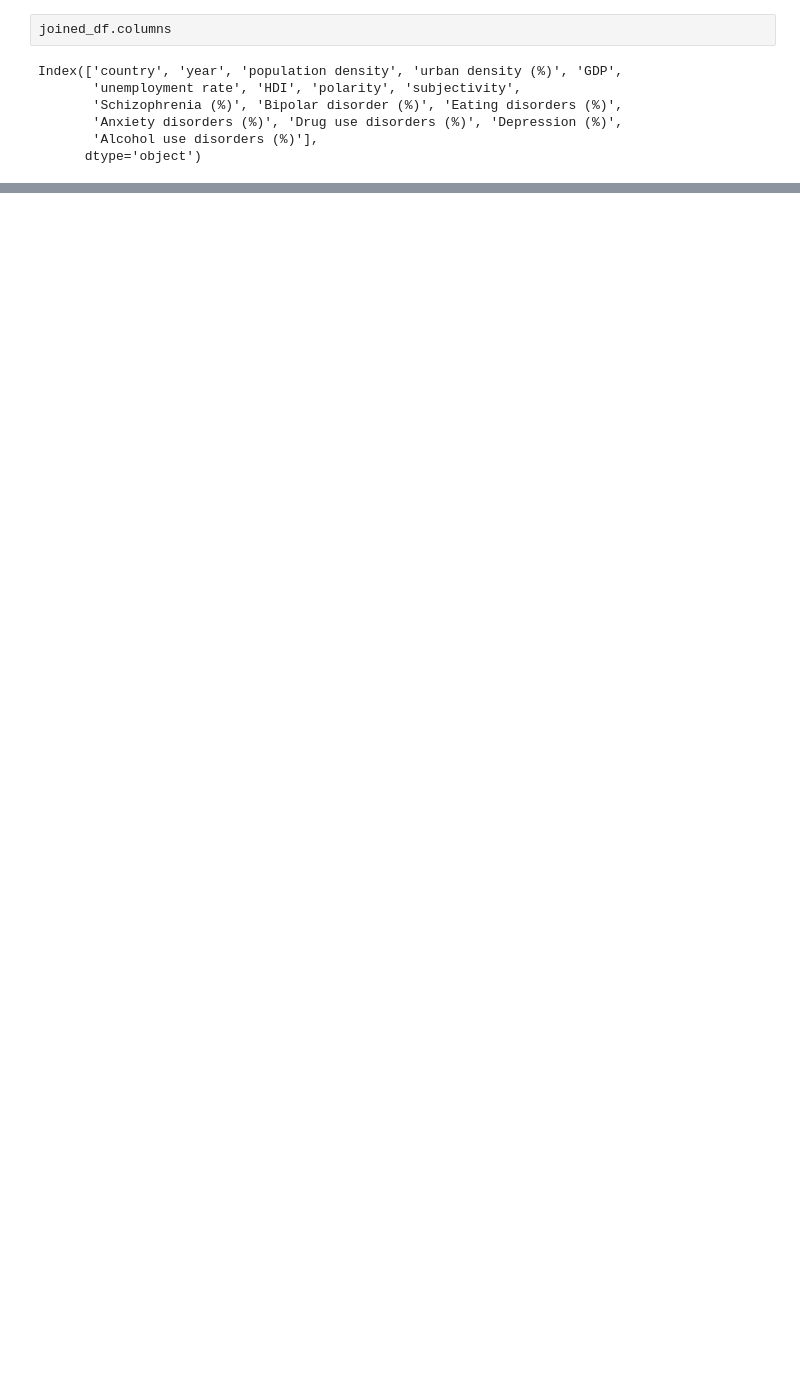
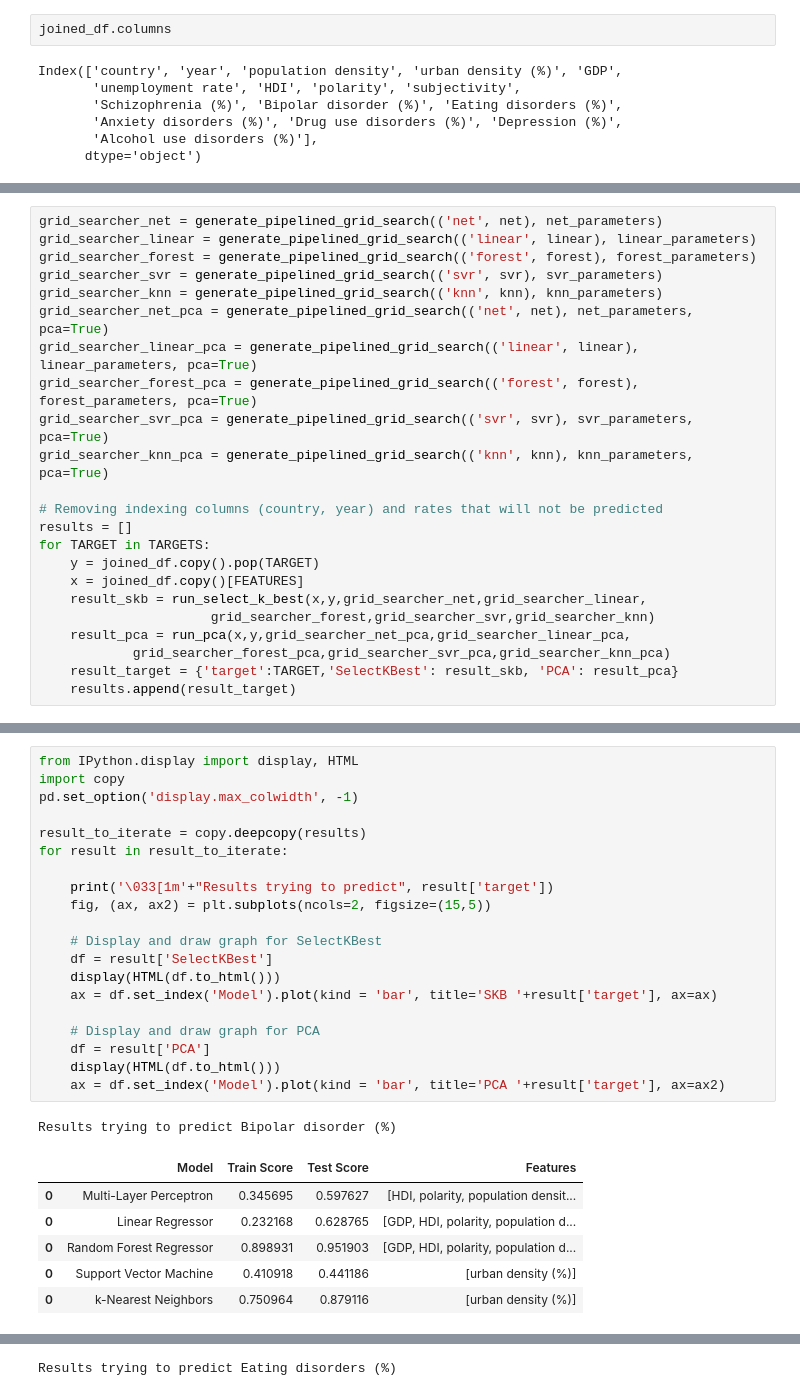
Before and after one commit to danielVelasc/uc-data-science-project, a Jupyter notebook: Phase2.ipynb, the cells around one changed output, grey strips where cells are left out. Drawn from its saved outputs; the diff is of its cells as text; blank space fills up the shorter version.

```diff
--- a/Phase2.ipynb
+++ b/Phase2.ipynb
@@ -641,0 +577,23 @@ Fitting 5 folds for each of 378 candidates, totalling 1890 fits
+# %%
+grid_searcher_net = generate_pipelined_grid_search(('net', net), net_parameters)
+grid_searcher_linear = generate_pipelined_grid_search(('linear', linear), linear_parameters)
+grid_searcher_forest = generate_pipelined_grid_search(('forest', forest), forest_parameters)
+grid_searcher_svr = generate_pipelined_grid_search(('svr', svr), svr_parameters)
+grid_searcher_knn = generate_pipelined_grid_search(('knn', knn), knn_parameters)
+grid_searcher_net_pca = generate_pipelined_grid_search(('net', net), net_parameters, pca=True)
+grid_searcher_linear_pca = generate_pipelined_grid_search(('linear', linear), linear_parameters, pca=True)
+grid_searcher_forest_pca = generate_pipelined_grid_search(('forest', forest), forest_parameters, pca=True)
+grid_searcher_svr_pca = generate_pipelined_grid_search(('svr', svr), svr_parameters, pca=True)
+grid_searcher_knn_pca = generate_pipelined_grid_search(('knn', knn), knn_parameters, pca=True)
+
+# Removing indexing columns (country, year) and rates that will not be predicted
+results = []
+for TARGET in TARGETS:
+    y = joined_df.copy().pop(TARGET)
+    x = joined_df.copy()[FEATURES]
+    result_skb = run_select_k_best(x,y,grid_searcher_net,grid_searcher_linear,
+                      grid_searcher_forest,grid_searcher_svr,grid_searcher_knn)
+    result_pca = run_pca(x,y,grid_searcher_net_pca,grid_searcher_linear_pca,
+            grid_searcher_forest_pca,grid_searcher_svr_pca,grid_searcher_knn_pca)
+    result_target = {'target':TARGET,'SelectKBest': result_skb, 'PCA': result_pca}
+    results.append(result_target)
@@ -641,0 +855,28 @@ Fitting 5 folds for each of 378 candidates, totalling 1890 fits
+# %%
+from IPython.display import display, HTML
+import copy
+pd.set_option('display.max_colwidth', -1)
+
+result_to_iterate = copy.deepcopy(results)
+for result in result_to_iterate:
+
+    print('\033[1m'+"Results trying to predict", result['target'])
+    fig, (ax, ax2) = plt.subplots(ncols=2, figsize=(15,5))
+
+    # Display and draw graph for SelectKBest
+    df = result['SelectKBest']
+    display(HTML(df.to_html()))
+    ax = df.set_index('Model').plot(kind = 'bar', title='SKB '+result['target'], ax=ax)
+
+    # Display and draw graph for PCA
+    df = result['PCA']
+    display(HTML(df.to_html()))
+    ax = df.set_index('Model').plot(kind = 'bar', title='PCA '+result['target'], ax=ax2)
+# %% [output]
+Results trying to predict Bipolar disorder (%)
+|  | Model | Train Score | Test Score | Features |
+| 0 | Multi-Layer Perceptron | 0.345695 | 0.597627 | [HDI, polarity, population densit... |
+| 0 | Linear Regressor | 0.232168 | 0.628765 | [GDP, HDI, polarity, population d... |
+| 0 | Random Forest Regressor | 0.898931 | 0.951903 | [GDP, HDI, polarity, population d... |
+| 0 | Support Vector Machine | 0.410918 | 0.441186 | [urban density (%)] |
+| 0 | k-Nearest Neighbors | 0.750964 | 0.879116 | [urban density (%)] |
@@ -641,0 +889 @@ Fitting 5 folds for each of 378 candidates, totalling 1890 fits
+Results trying to predict Eating disorders (%)
```
Also changed, not shown: parts of 19 cells of this notebook.
